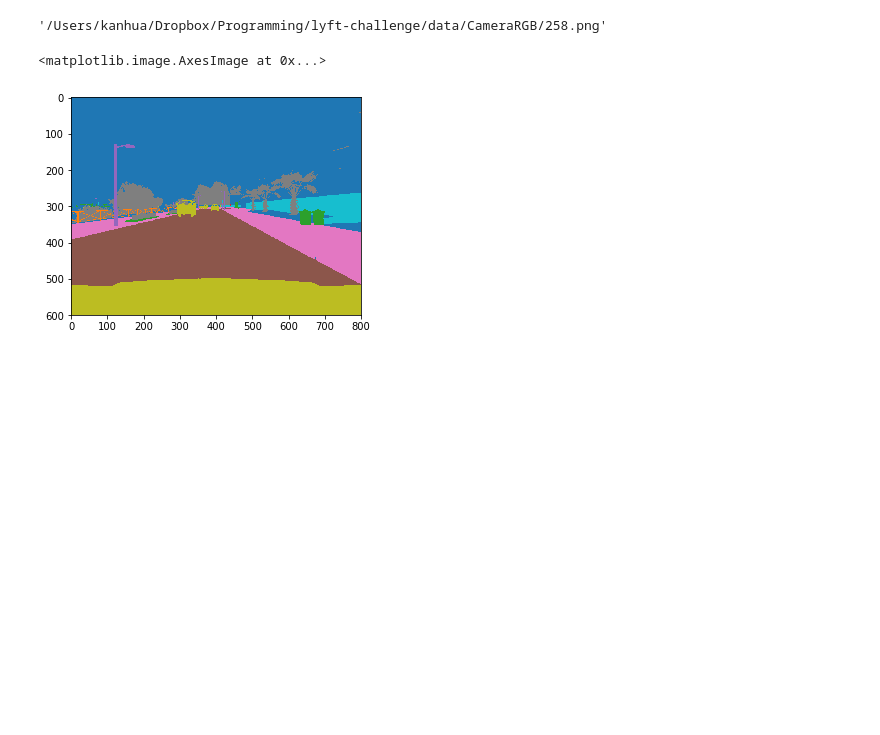
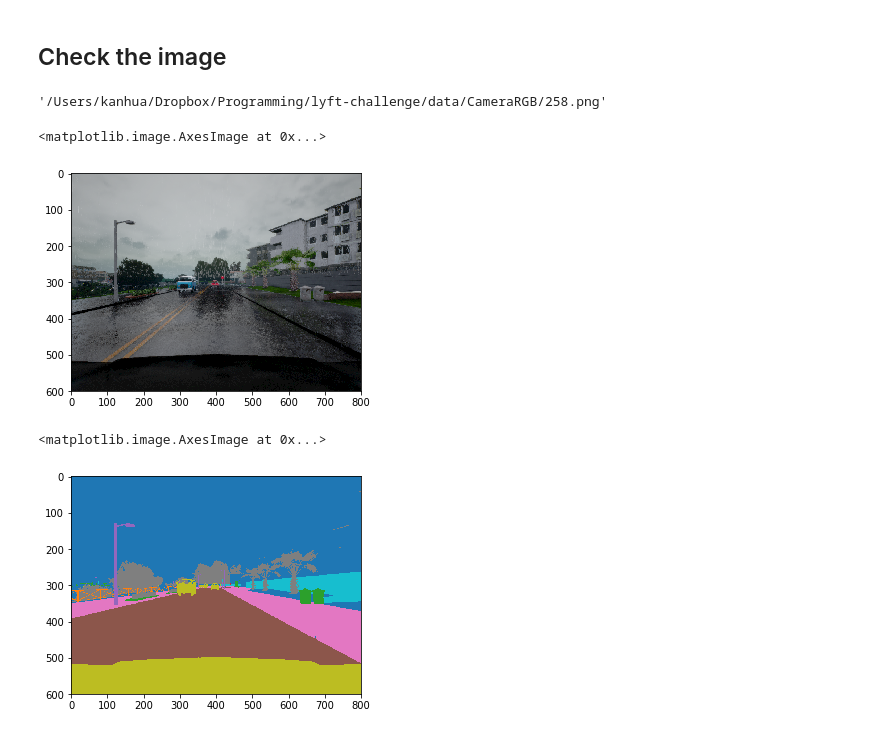
Before and after one commit to kanhua/lyft-challenge, a Jupyter notebook: lyft data exploratory analysis.ipynb, the cells around one changed output. Cells and saved outputs as stored; diff of their text form; code cells hidden in the pictures; blank space fills up the shorter version.

```diff
--- a/lyft data exploratory analysis.ipynb
+++ b/lyft data exploratory analysis.ipynb
@@ -11,3 +8,5 @@ tf.enable_eager_execution()
+# %% [markdown]
+## Check the image
 # %%
 data_folder="/Users/kanhua/Dropbox/Programming/lyft-challenge/data"
 # %%
@@ -17,6 +16,13 @@ test_file_label=os.path.join(data_folder,"CameraSeg/258.png")
 test_file
 # %% [output]
 '/Users/kanhua/Dropbox/Programming/lyft-challenge/data/CameraRGB/258.png'
+# %%
+test_img=skimage.io.imread(test_file)
+# %%
+plt.imshow(test_img)
+# %% [output]
+<matplotlib.image.AxesImage at 0x...>
+[figure, added]
 # %%
 img_label=skimage.io.imread(test_file_label,format="png")
 plt.imshow(img_label[:,:,0],cmap="tab10")
```
Also changed, not shown: parts of 10 cells of this notebook, 4 other files.
